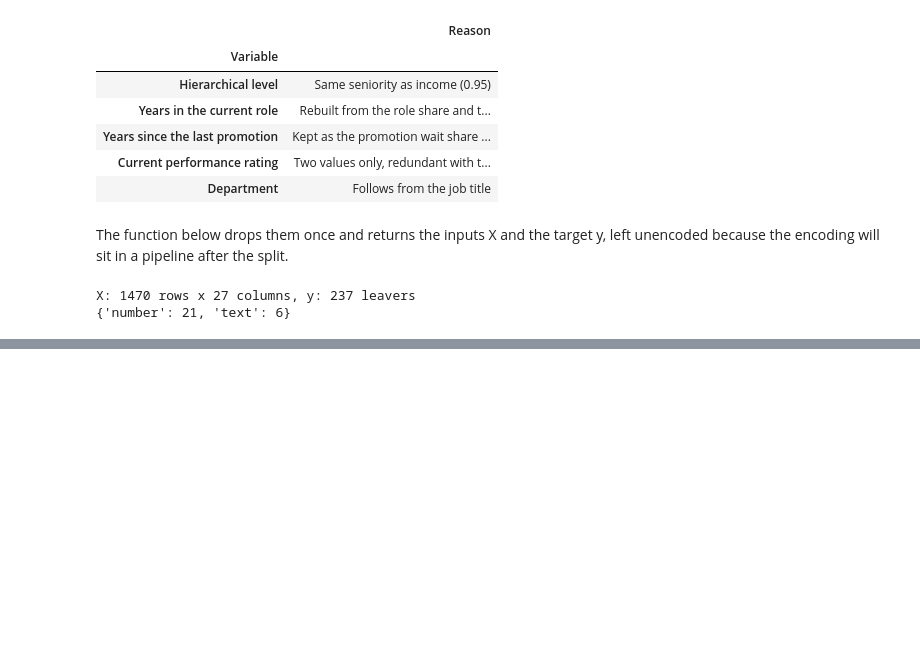
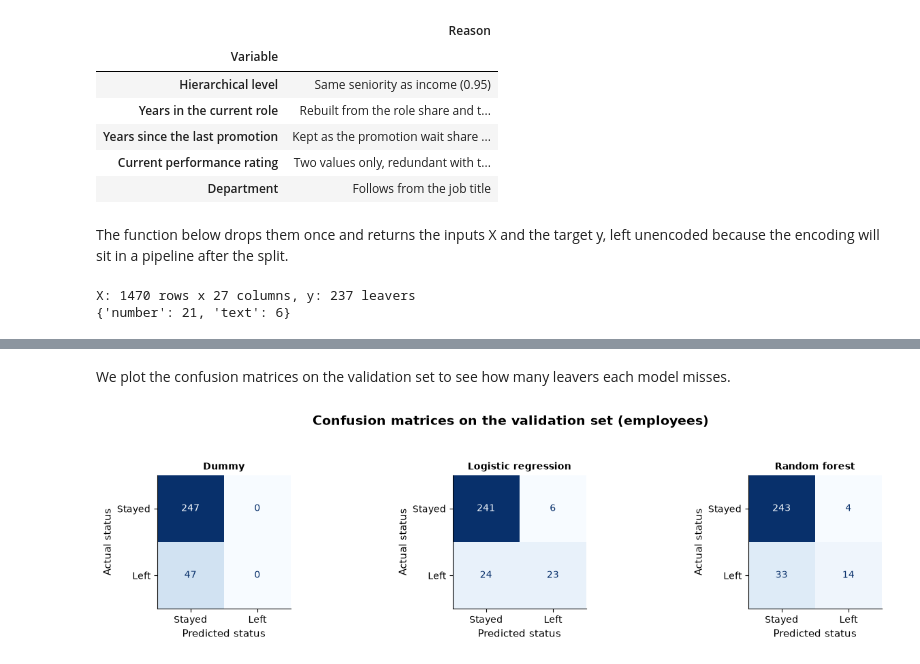
Before and after one commit to dapitch666/oc-p04-hr-attrition-classification, a Jupyter notebook: notebooks/02_modeling.ipynb, the cells around one changed output, grey strips where cells are left out. Saved outputs shown, nothing was run; the diff lists cells and outputs as text; code cells hidden in the pictures; blank space fills up the shorter version.

Commit message:
Add evaluation protocol and first models

```diff
--- a/notebooks/02_modeling.ipynb
+++ b/notebooks/02_modeling.ipynb
@@ -16,6 +16,22 @@ import matplotlib.pyplot as plt
 import numpy as np
 import pandas as pd
 import seaborn as sns
+from sklearn.compose import ColumnTransformer
+from sklearn.dummy import DummyClassifier
+from sklearn.ensemble import RandomForestClassifier
+from sklearn.linear_model import LogisticRegression
+from sklearn.metrics import (
+    ConfusionMatrixDisplay,
+    accuracy_score,
+    average_precision_score,
+    f1_score,
+    precision_recall_curve,
+    precision_score,
+    recall_score,
+)
+from sklearn.model_selection import train_test_split
+from sklearn.pipeline import Pipeline
+from sklearn.preprocessing import OneHotEncoder, OrdinalEncoder, StandardScaler
 
 plt.rcParams.update(
     {
@@ -36,6 +52,7 @@ plt.rcParams.update(
 pd.set_option("display.max_columns", None)
 pd.set_option("display.max_colwidth", None)
 
+RANDOM_STATE = 42
 PROCESSED_DIR = Path("../data/processed")
 
 employees = pd.read_parquet(PROCESSED_DIR / "employees_cleaned.parquet")
@@ -601,0 +783,25 @@ X: 1470 rows x 27 columns, y: 237 leavers
+# %% [markdown]
+We plot the confusion matrices on the validation set to see how many leavers each model misses.
+# %%
+fig, axes = make_grid(len(MODELS), panel_height=3.8)
+for ax, (name, pipeline) in zip(axes, MODELS.items()):
+    ConfusionMatrixDisplay.from_predictions(
+        y_val,
+        pipeline.predict(X_val),
+        display_labels=["Stayed", "Left"],
+        cmap="Blues",
+        colorbar=False,
+        ax=ax,
+    )
+    ax.set_title(name, fontsize=10)
+    ax.set_xlabel("Predicted status")
+    ax.set_ylabel("Actual status")
+    ax.grid(False)
+fig.suptitle(
+    "Confusion matrices on the validation set (employees)",
+    fontsize=14,
+    fontweight="bold",
+)
+plt.show()
+# %% [output]
+[figure, added]
```
Also changed, not shown: parts of 16 cells of this notebook.
